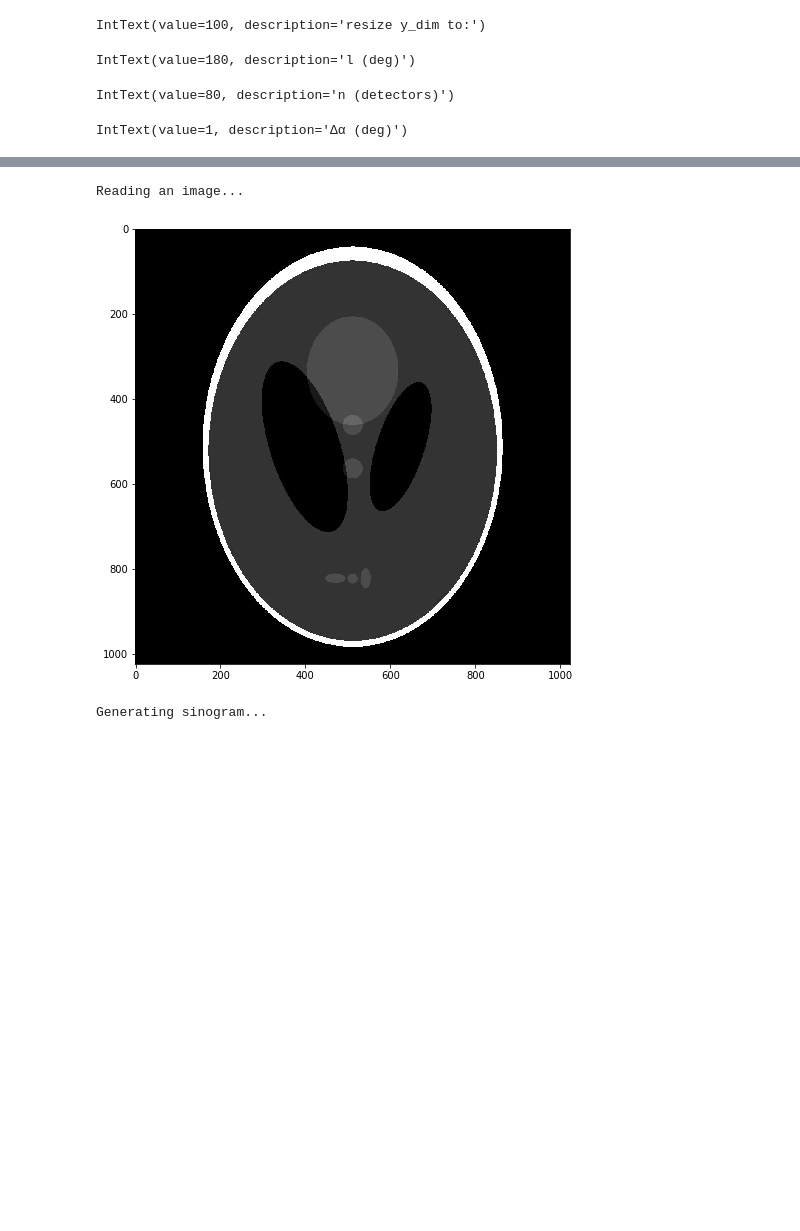
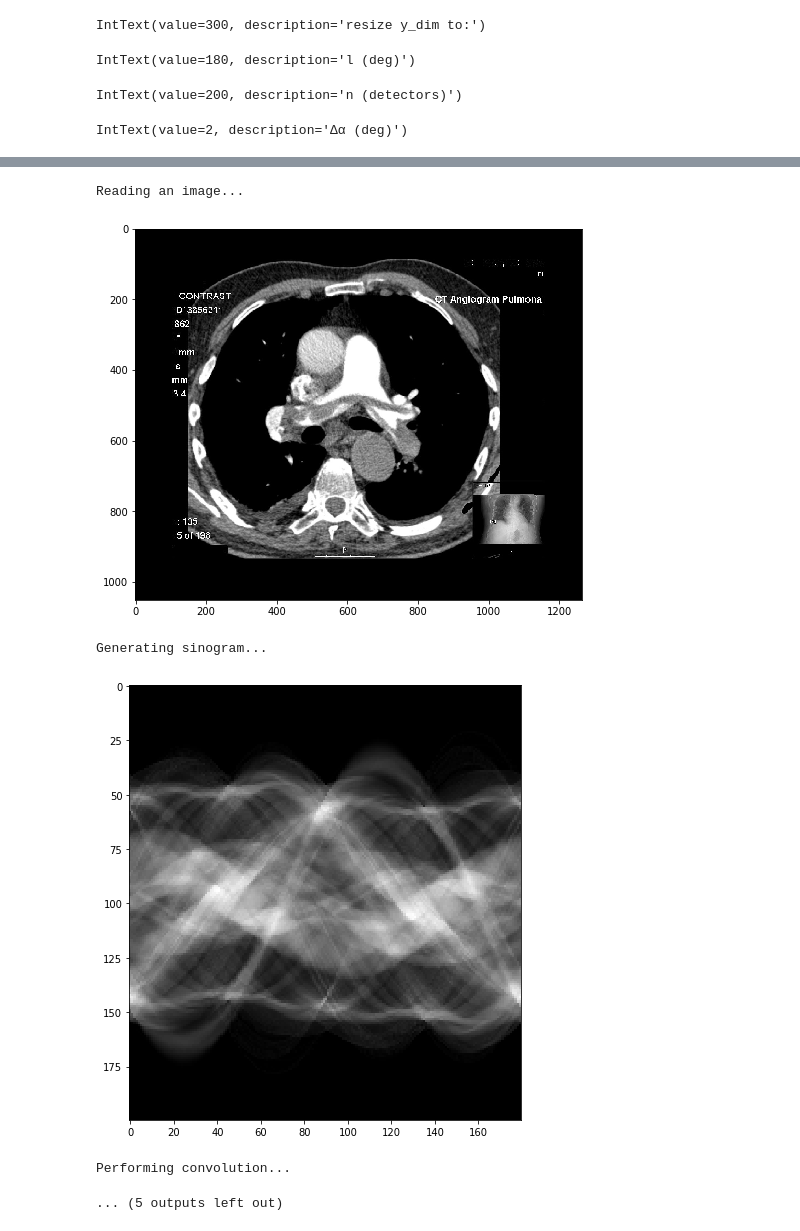
Before and after one commit to damianhorna/backprojection-tomography, a Jupyter notebook: interactive.ipynb, the cells around one changed output, grey strips where cells are left out. Cells and saved outputs as stored; diff of their text form; code cells hidden in the pictures; blank space fills up the shorter version.

```diff
--- a/interactive.ipynb
+++ b/interactive.ipynb
@@ -75,7 +75,7 @@ def gen_sinogram(n,angle, alphaStepDeg, img):
     sinogram = np.zeros((n, int(360/alphaStepDeg)))
     i=0
     for alpha in range(0,360,alphaStepDeg):
-        rotated = [[(px ,py) for px,py in lines[0] if 0 < px < x and 0 < py < y]]
+        rotated = []
         for line in lines:
             rot_line = rotate_line(line, (int(x/2), int(y/2)), (alpha/180)*math.pi)
             new_line = [(px ,py) for px,py in rot_line if 0 < px < x and 0 < py < y]
@@ -161,17 +161,17 @@ def convolve_simple(sinogram, simple_kernel):
 filename_text = widgets.Text(
     placeholder='filename',
     disabled=False,
-    value='img/dot.jpg'
+    value='img/skull3.JPG'
 )
 
 x_dim = widgets.IntText(
-    value=100,
+    value=300,
     description='resize x_dim to:',
     disabled=False
 )
 
 y_dim = widgets.IntText(
-    value=100,
+    value=300,
     description='resize y_dim to:',
     disabled=False
 )
@@ -183,13 +183,13 @@ l_val = widgets.IntText(
 )
 
 n_val = widgets.IntText(
-    value=80,
+    value=200,
     description='n (detectors)',
     disabled=False
 )
 
 step = widgets.IntText(
-    value=1,
+    value=2,
     description='∆α (deg)',
     disabled=False
 )
@@ -219,23 +219,11 @@ def perform(arg):
     showImg(copy)
     print("Performing backprojection...")
     restored = restore_picture(copy, lines, img.shape)
-    print("Without hist equalization")
     showImg(restored)
-    #restored = restored * 255
-    print(restored.max())
-    #restored = restored.astype(np.uint8)
-    #cv2.imwrite('tmp.jpg', restored)
-    restored = restored ** 3.5
-    #restored = np.resize(restored, restored.shape[:2] + (1,))
-    #restored = restored.astype(np.uint8)
-    #restored = restored / restored.max()
-    #restored *= 255
-    #restored = restored.astype(np.uint8)
-    #restored = cv2.equalizeHist(restored)
-    #restored = cv2.erode(restored, np.ones((3,3)), iterations = 1)
-    #restored = cv2.medianBlur(restored, 3)
-    print(restored.max())
-    print(restored.min())
+    print("Korekcja gamma: ")
+    restored = restored ** 2.8
+    restored = restored / restored.max()
+    restored = restored * 255
     showImg(restored)
 
 display(filename_text)
@@ -252,8 +240,11 @@ IntText(value=100, description='resize x_dim to:')
-IntText(value=100, description='resize y_dim to:')
+IntText(value=300, description='resize y_dim to:')
 IntText(value=180, description='l (deg)')
-IntText(value=80, description='n (detectors)')
+IntText(value=200, description='n (detectors)')
-IntText(value=1, description='∆α (deg)')
+IntText(value=2, description='∆α (deg)')
 [interactive output not drawn]
 Reading an image...
-[figure, old version]
+[figure, new version]
 Generating sinogram...
+[figure, added]
+Performing convolution...
+... (5 outputs left out)
```
Also changed, not shown: parts of 2 cells of this notebook.
